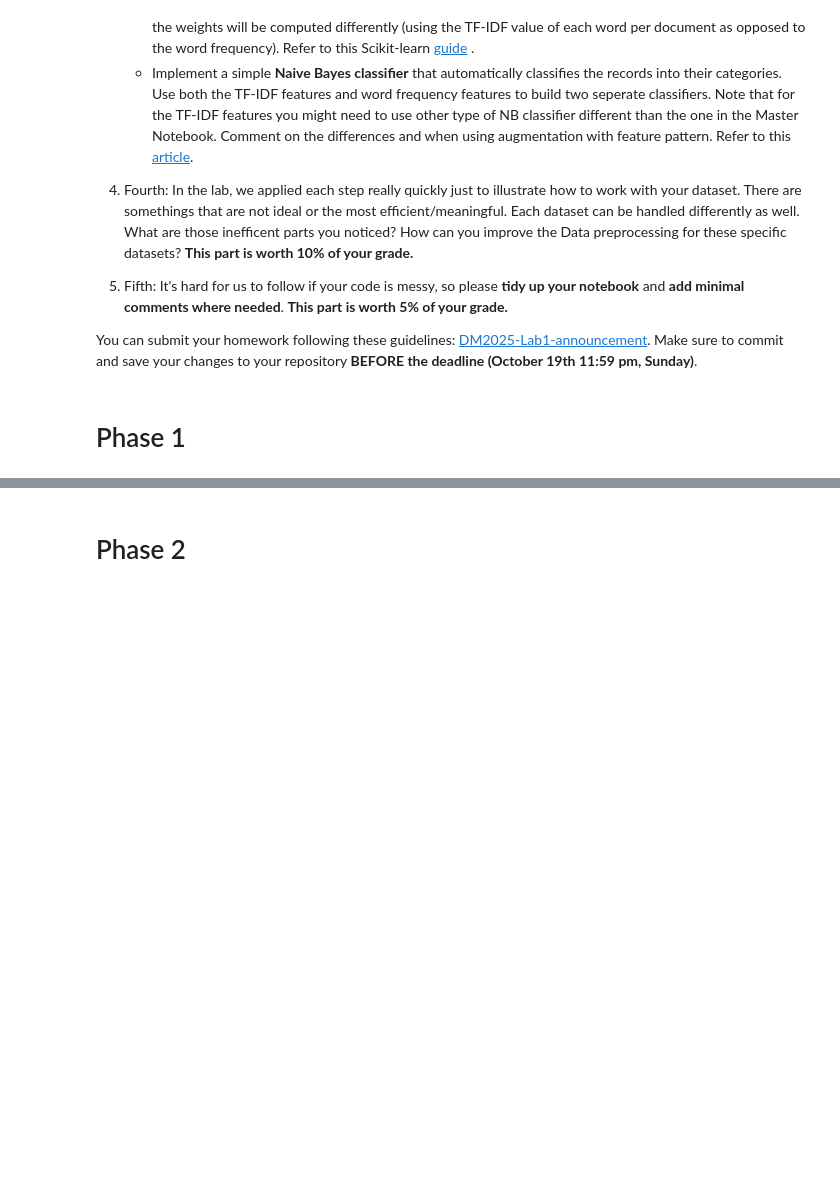
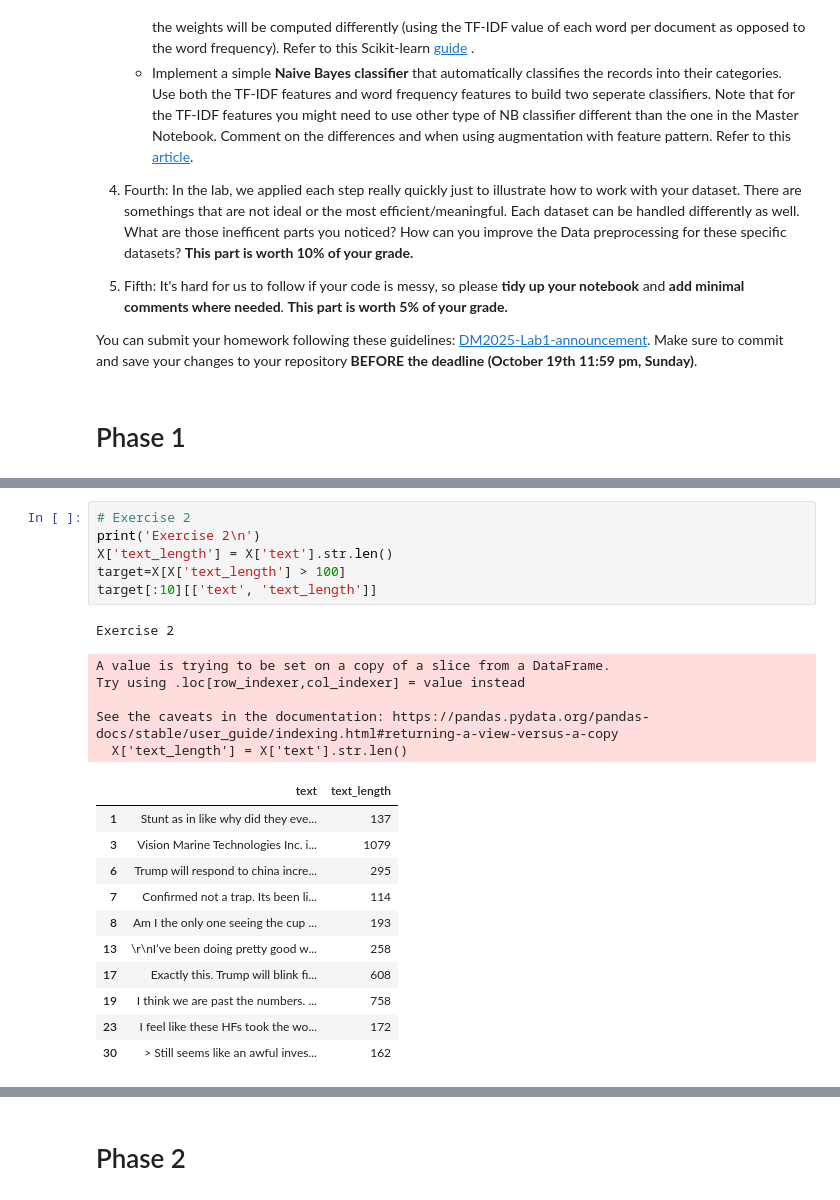
Before and after one commit to Newpage927/DM2025-Lab1-Exercise, a Jupyter notebook: DM2025-Lab1-Homework.ipynb, the cells around one changed output, grey strips where cells are left out. Cells and saved outputs as stored; diff of their text form; blank space fills up the shorter version.

```diff
--- a/DM2025-Lab1-Homework.ipynb
+++ b/DM2025-Lab1-Homework.ipynb
@@ -62,0 +108,24 @@ You can submit your homework following these guidelines: [DM2025-Lab1-announceme
+# %%
+# Exercise 2
+print('Exercise 2\n')
+X['text_length'] = X['text'].str.len()
+target=X[X['text_length'] > 100]
+target[:10][['text', 'text_length']]
+# %% [output]
+Exercise 2
+A value is trying to be set on a copy of a slice from a DataFrame.
+Try using .loc[row_indexer,col_indexer] = value instead
+
+See the caveats in the documentation: https://pandas.pydata.org/pandas-docs/stable/user_guide/indexing.html#returning-a-view-versus-a-copy
+  X['text_length'] = X['text'].str.len()
+|  | text | text_length |
+| 1 | Stunt as in like why did they eve... | 137 |
+| 3 | Vision Marine Technologies Inc. i... | 1079 |
+| 6 | Trump will respond to china incre... | 295 |
+| 7 | Confirmed not a trap. Its been li... | 114 |
+| 8 | Am I the only one seeing the cup ... | 193 |
+| 13 | \r\nI’ve been doing pretty good w... | 258 |
+| 17 | Exactly this. Trump will blink fi... | 608 |
+| 19 | I think we are past the numbers. ... | 758 |
+| 23 | I feel like these HFs took the wo... | 172 |
+| 30 | > Still seems like an awful inves... | 162 |
```
Also changed, not shown: parts of 12 cells of this notebook, 1 other file.
